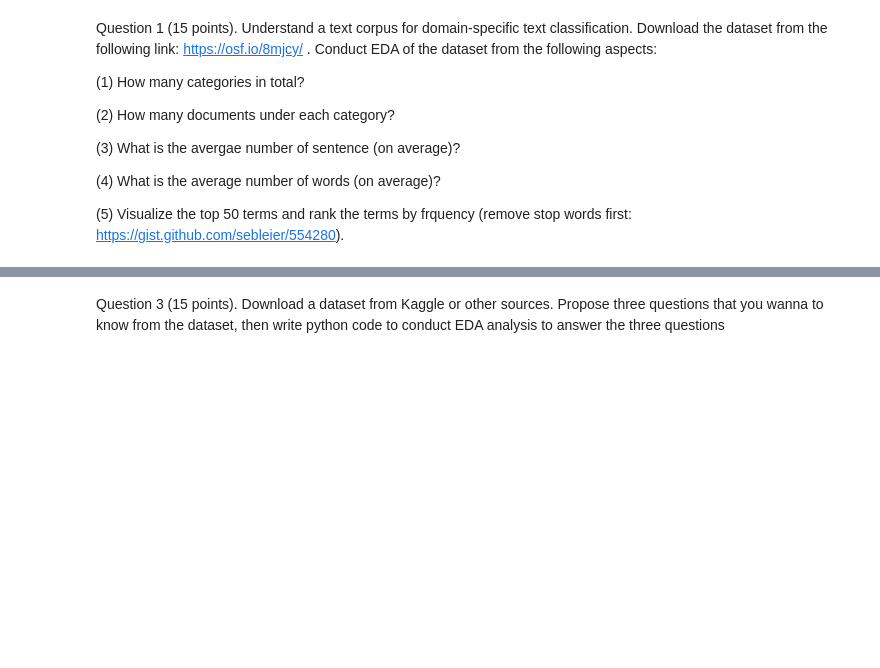
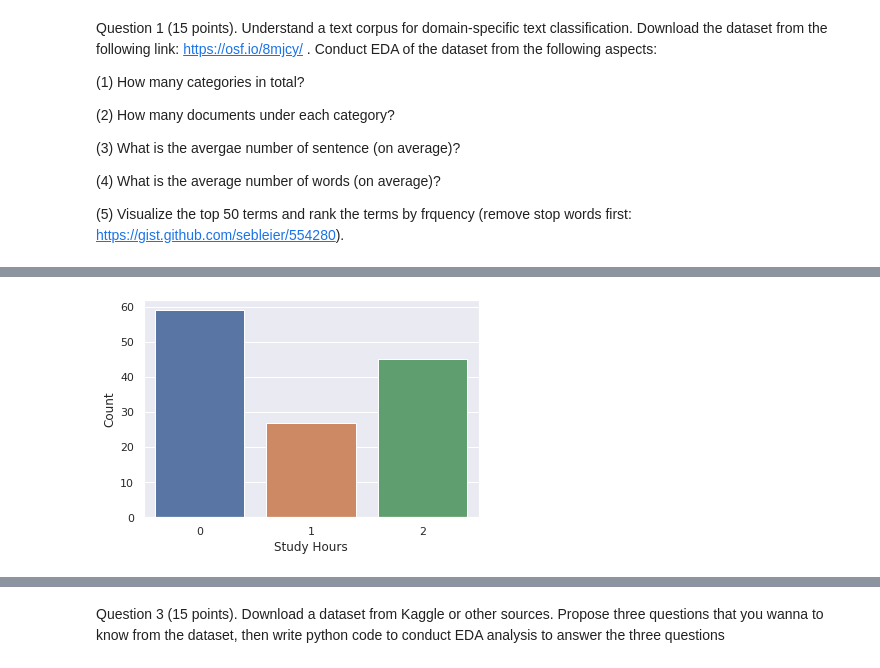
Before and after one commit to samhithaPeddireddy/Samhitha_Info5502_Spring2022, a Jupyter notebook: lab_assignment_04.ipynb, the cells around one changed output, grey strips where cells are left out. Cells and saved outputs as stored; diff of their text form; code cells hidden in the pictures; blank space fills up the shorter version.

```diff
--- a/lab_assignment_04.ipynb
+++ b/lab_assignment_04.ipynb
@@ -118,0 +188,16 @@ If Percentage < 30 then Fail
+# %%
+# Your answer here (code + explanation):
+import pandas as pd
+
+url = 'https://raw.githubusercontent.com/unt-iialab/info5502-spring2022/main/datasets/lab-assignment-04-student-performance.csv'
+# reading data from git
+df = pd.read_csv(url)
+df.head()
+
+#reading the csv file to dataframe and iterating through each column to get the number of rows,number of unique values
+for col in df.columns:
+    print("Column:",col)
+    print("The no of rows are:", df[col].shape[0])
+    print("The no of unique values in this column are:", df[col].value_counts().shape[0])
+    print(df[col].value_counts())
+    print()
@@ -118,0 +222,11 @@ If Percentage < 30 then Fail
+# %%
+# 2.) Here,I'm plotting the study hours and thei count
+import seaborn as sns
+import matplotlib.pyplot as plt
+%matplotlib inline
+sns.countplot(df['sh'])
+plt.xlabel("Study Hours")
+plt.ylabel("Count")
+plt.show()
+# %% [output]
+[figure, added]
```
Also changed, not shown: parts of 18 cells of this notebook.
